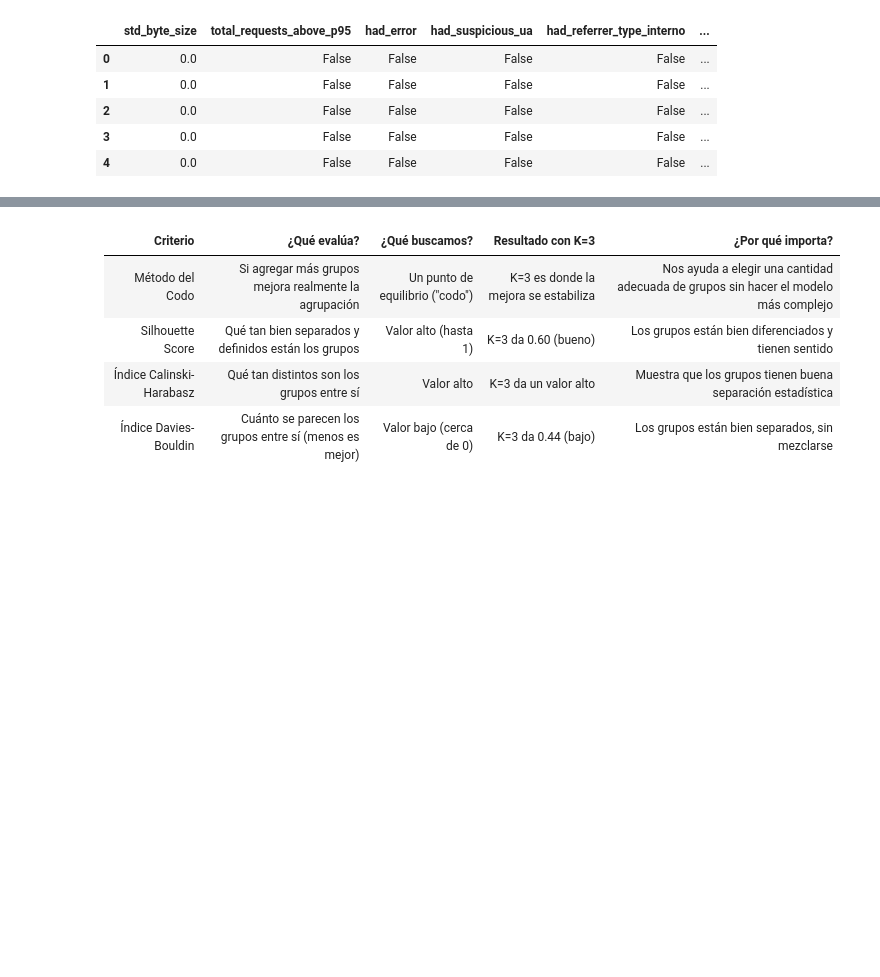
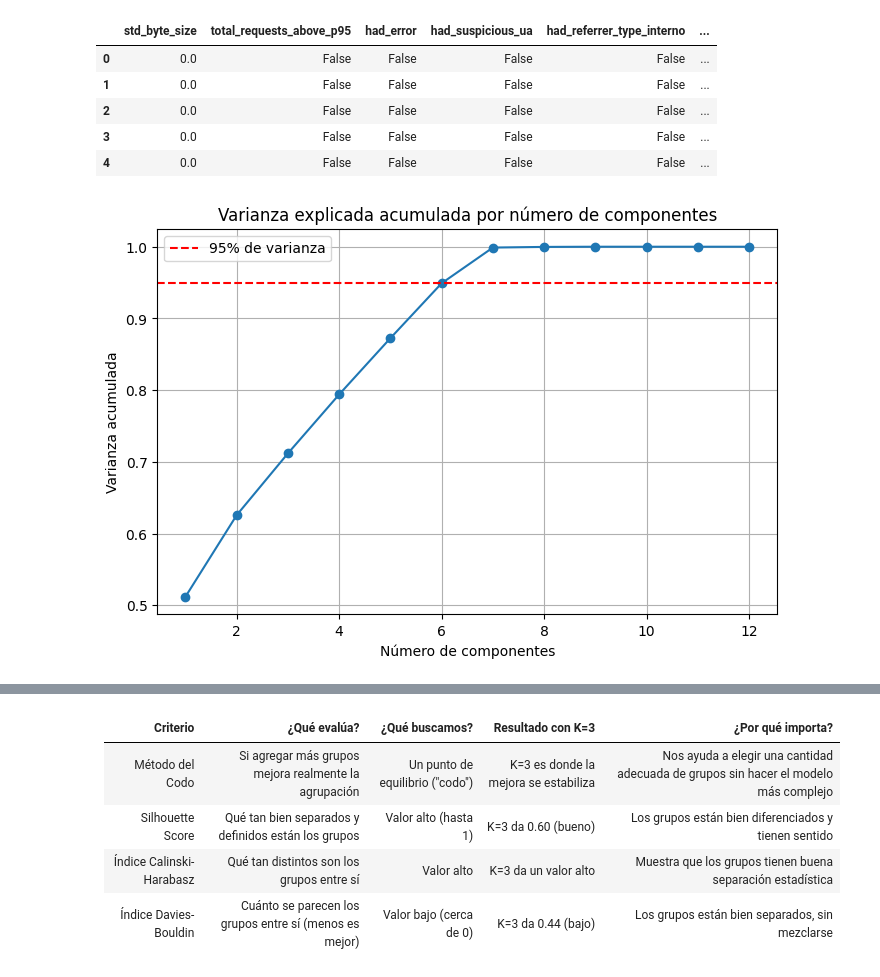
Before and after one commit to Dalperdomoe/meli_deteccion_anomalias, a Jupyter notebook: notebooks/2.0-dape-model.ipynb, the cells around one changed output, grey strips where cells are left out. Cells and saved outputs as stored; diff of their text form; code cells hidden in the pictures; blank space fills up the shorter version.

```diff
--- a/notebooks/2.0-dape-model.ipynb
+++ b/notebooks/2.0-dape-model.ipynb
@@ -24 +26,16 @@ df.head()
+# %%
+pca = PCA().fit(X_scaled)
+explained_var = np.cumsum(pca.explained_variance_ratio_)
+
+plt.figure(figsize=(8, 5))
+plt.plot(range(1, len(explained_var)+1), explained_var, marker='o')
+plt.axhline(y=0.95, color='r', linestyle='--', label='95% de varianza')
+plt.title('Varianza explicada acumulada por número de componentes')
+plt.xlabel('Número de componentes')
+plt.ylabel('Varianza acumulada')
+plt.grid(True)
+plt.legend()
+plt.show()
+# %% [output]
+[figure, added]
 # %%
```
Also changed, not shown: parts of 11 cells of this notebook, 9 other files.
